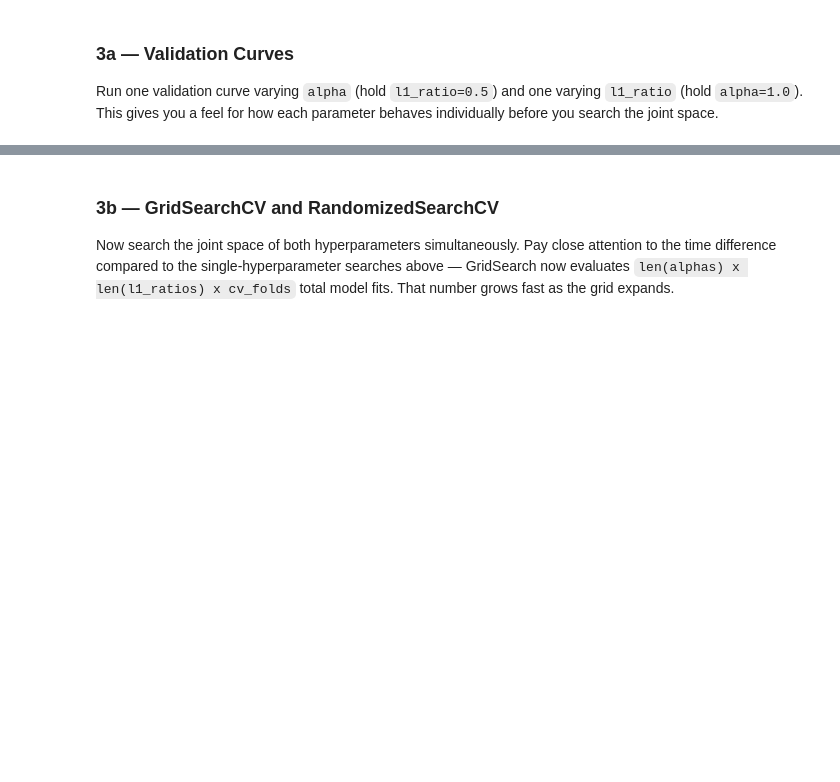
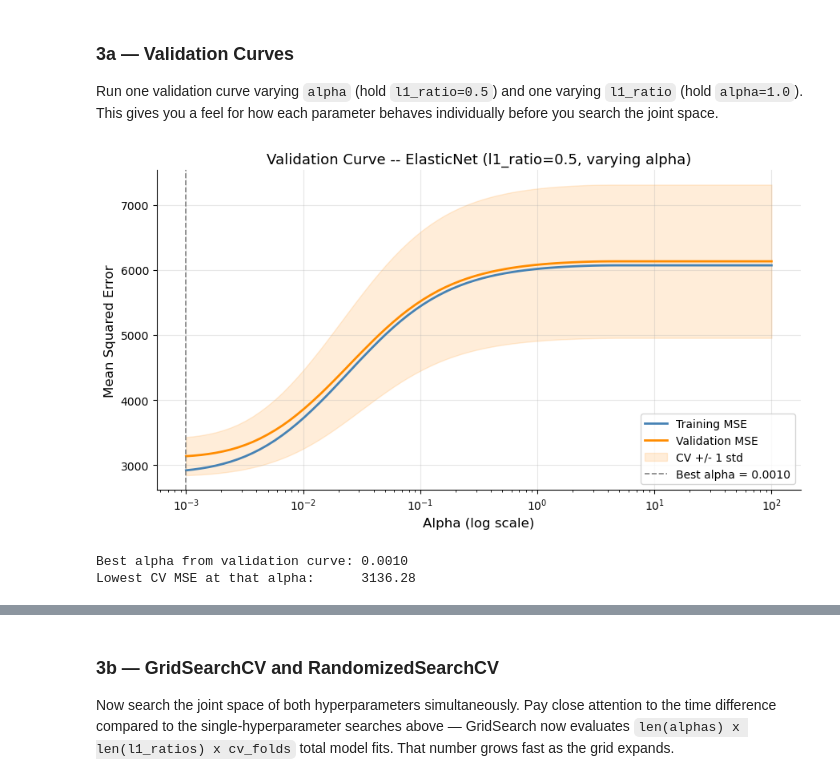
Before and after one commit to winni-datadiva/TKH-26-labs, a Jupyter notebook: Phase_2/python_workbooks/hyperparameters_Winni.ipynb, the cells around one changed output, grey strips where cells are left out. Saved outputs shown, nothing was run; the diff lists cells and outputs as text; code cells hidden in the pictures; blank space fills up the shorter version.

```diff
--- a/Phase_2/python_workbooks/hyperparameters_Winni.ipynb
+++ b/Phase_2/python_workbooks/hyperparameters_Winni.ipynb
@@ -706,11 +706,54 @@ Run one validation curve varying `alpha` (hold `l1_ratio=0.5`) and one varying `
 # %%
 # TODO: validation curve for ElasticNet varying alpha
 # Use ElasticNet(l1_ratio=0.5) as the estimator — holds l1_ratio fixed
 # Use np.logspace(-3, 2, 80) for the alpha range
 # Score by 'neg_mean_squared_error', flip the sign when plotting
 # Plot training MSE and CV MSE vs alpha on a log x-axis
 # Add the +/- 1 std band and mark the best alpha
-...
+alphas = np.logspace(-3, 2, 80)
+
+train_scores, val_scores = validation_curve(
+    ElasticNet(l1_ratio=0.5),
+    X_train, y_train,
+    param_name='alpha',
+    param_range=alphas,
+    cv=5,
+    scoring='neg_mean_squared_error'
+)
+
+train_mse_mean = -train_scores.mean(axis=1)
+val_mse_mean   = -val_scores.mean(axis=1)
+val_mse_std    = val_scores.std(axis=1)
+
+best_alpha_en_vc = alphas[val_mse_mean.argmin()]
+
+fig, ax = plt.subplots(figsize=(9, 5))
+ax.plot(alphas, train_mse_mean, label='Training MSE',   color='steelblue',  linewidth=2)
+ax.plot(alphas, val_mse_mean,   label='Validation MSE', color='darkorange', linewidth=2)
+ax.fill_between(
+    alphas,
+    val_mse_mean - val_mse_std,
+    val_mse_mean + val_mse_std,
+    alpha=0.15, color='darkorange', label='CV +/- 1 std'
+)
+ax.axvline(best_alpha_en_vc, color='gray', linestyle='--', linewidth=1.2,
+           label=f'Best alpha = {best_alpha_en_vc:.4f}')
+ax.set_xscale('log')
+ax.set_xlabel('Alpha (log scale)', fontsize=12)
+ax.set_ylabel('Mean Squared Error', fontsize=12)
+ax.set_title('Validation Curve -- ElasticNet (l1_ratio=0.5, varying alpha)', fontsize=13)
+ax.legend()
+ax.grid(True, alpha=0.3)
+sns.despine()
+plt.tight_layout()
+plt.show()
+
+print(f"Best alpha from validation curve: {best_alpha_en_vc:.4f}")
+print(f"Lowest CV MSE at that alpha:      {val_mse_mean.min():.2f}")
+# %% [output]
+[figure, added]
+Best alpha from validation curve: 0.0010
+Lowest CV MSE at that alpha:      3136.28
 # %%
 # TODO: validation curve for ElasticNet varying l1_ratio
 # Use ElasticNet(alpha=1.0) as the estimator — holds alpha fixed
```
Also changed, not shown: parts of 12 cells of this notebook.
